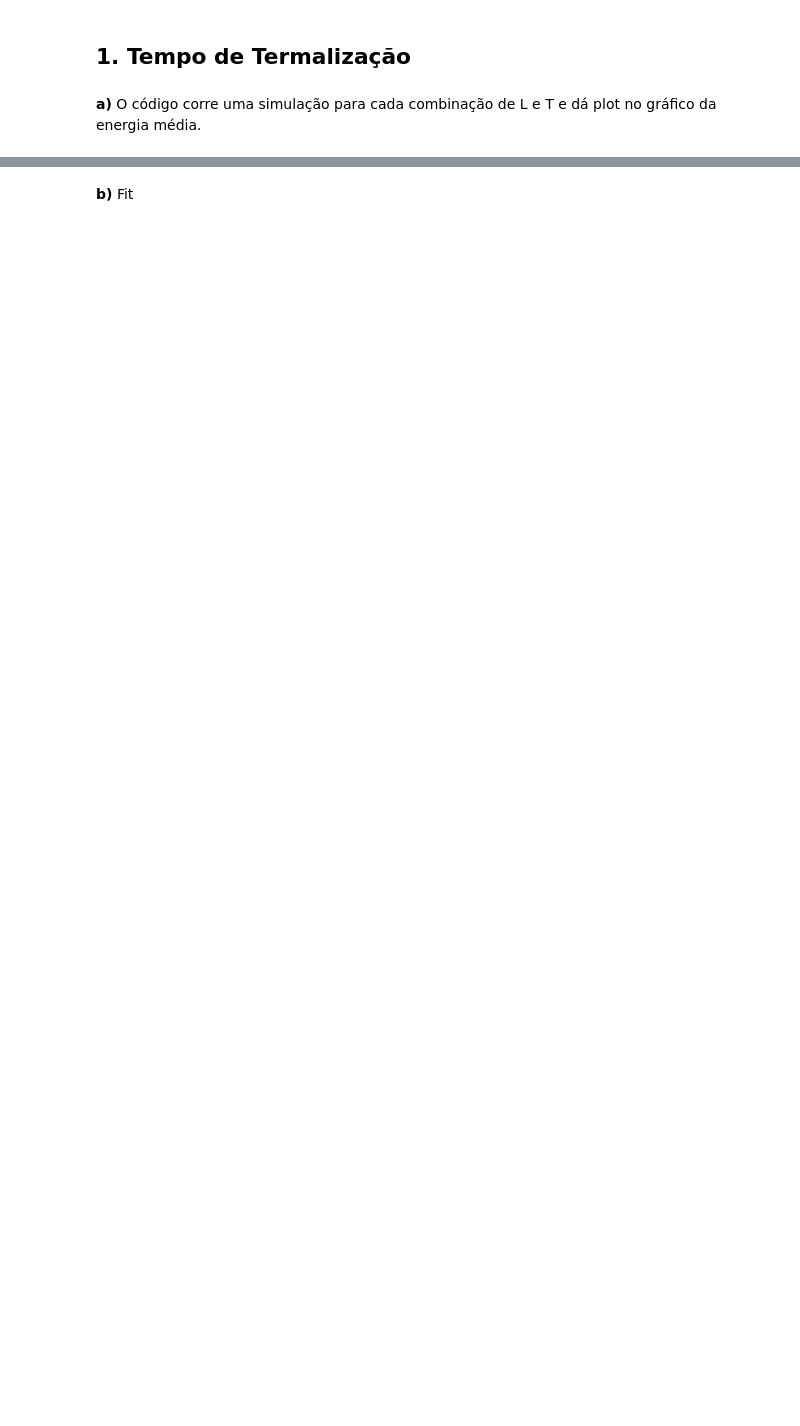
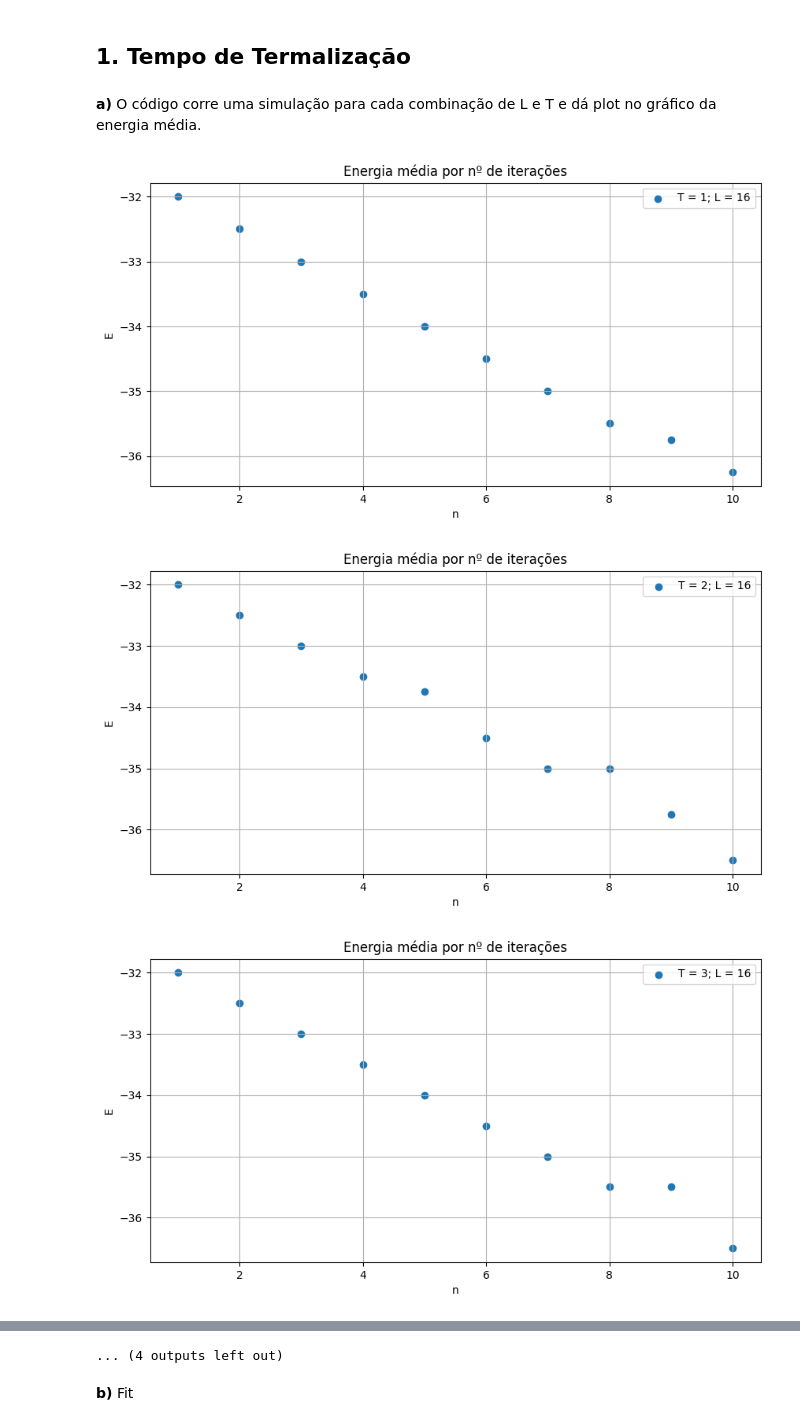
Before and after one commit to RafaelFernandesIST/FC_Grupo22, a Jupyter notebook: Projeto_1/projeto_1.ipynb, the cells around one changed output, grey strips where cells are left out. Drawn from its saved outputs; the diff is of its cells as text; code cells hidden in the pictures; blank space fills up the shorter version.

```diff
--- a/Projeto_1/projeto_1.ipynb
+++ b/Projeto_1/projeto_1.ipynb
@@ -56,6 +56,7 @@ class IsingModel:
 
         #calcular a energia do sistema inicialmente
         E = self.calc_ener_total()
+        self.energies.append(E)
 
         #iterar com o método de Metropolis Hastings
         for _ in tqdm(range(n_iter), desc=f"L={self.L:6d},T={self.T:8f}"):
@@ -66,16 +67,18 @@ class IsingModel:
             prop[i, j] = -prop[i, j]
 
             #calculate acceptance probability
-            Delta_E = -2*self.calc_ener_spin(self, i, j)
-            R = np.exp(Delta_E/(self.T))
+            Delta_E = -2*self.calc_ener_spin(i, j)
+            Delta_Mag = -2*self.spins[i,j]
+            R = np.exp(-Delta_E/(self.T))
 
-            u = np.random.rand()
+            u = np.random.uniform(0, 1)
             if R > u:
                 self.spins = prop
                 E += Delta_E
+                Mag = self.magnet_total + Delta_Mag
 
             self.energies.append(E)
-            self.magnetizations.append(self.calc_mag())
+            self.magnetizations.append(Mag)
 
     @property
     def energy(self):
@@ -87,21 +90,32 @@ class IsingModel:
 # %%
 L_array = [16, 32, 64, 128]
 T_array = [1, 2, 3, 4]
-ener_array = np.zeros(4)
+n_iter = np.arange(1, 11, 1)
+
+#for L in L_array:
 
 for L in L_array:
     for T in T_array:
-        ising = IsingModel(L, T)
-        n_iter = np.linspace(1, 10, 9)
-        sims = ising.iter_monte_carlo(n_iter) #Correr a simulação para cada n_iter
-        avg_ener = (ising.energies/L) #Energia média
-        np.append(ener_array, avg_ener)
+        ener_array = np.zeros(10)
+        for n in range(10):
+            ising = IsingModel(L, T)
+            ising.iter_monte_carlo(n) #Correr a simulação para cada n_iter
+            #print(ising.energies)
+            avg_ener = ising.energies[-1]/L #Energia média
+            #print(avg_ener)
+            ener_array[n] = avg_ener
+
+        #print(ener_array)
 
         plt.figure(figsize=(10, 5))
-        plt.plot(n_iter, avg_ener, label=f'Simulação {L}-{T}', color='blue')
-        plt.title('Gráfico de Seno')
-        plt.xlabel('Eixo X')
-        plt.ylabel('Eixo Y')
+        plt.scatter(n_iter, ener_array, label=f'T = {T}; L = {L}')
+        plt.title('Energia média por nº de iterações')
+        plt.xlabel('n')
+        plt.ylabel('E')
         plt.legend()
         plt.grid()
         plt.show()
+# %% [output]
+[figure, added]
+[figure, added]
+[figure, added]
@@ -108,3 +131,4 @@ for L in L_array:
+... (4 outputs left out)
 # %% [markdown]
 **b)** Fit
 # %%
```
Also changed, not shown: parts of 3 cells of this notebook.
